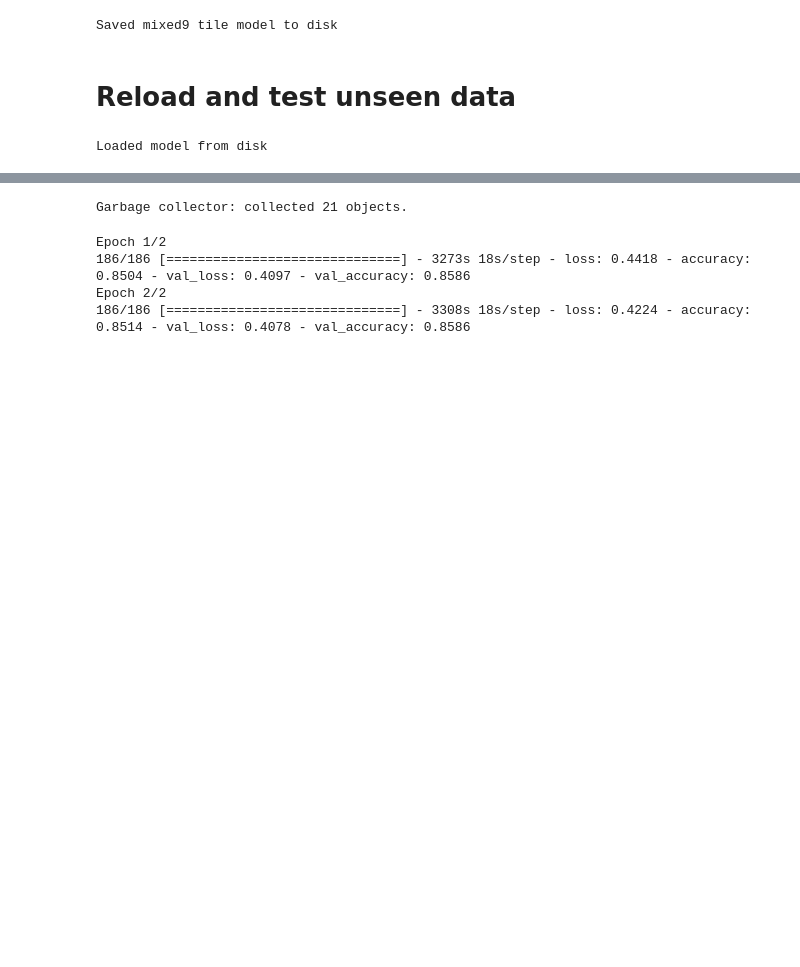
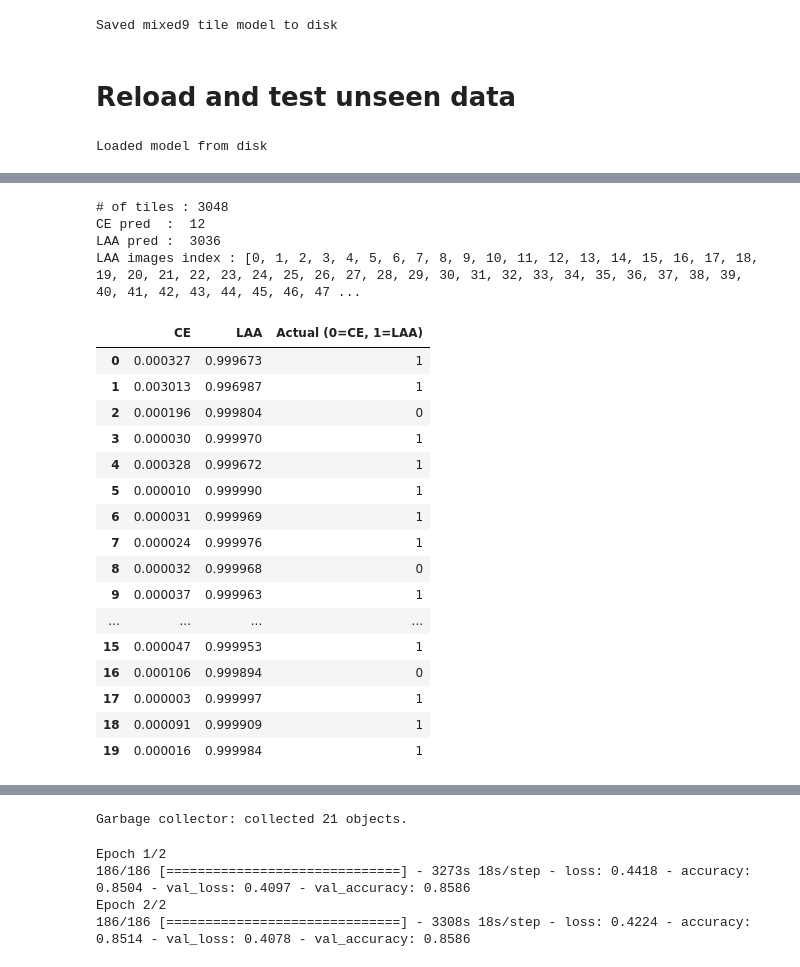
Before and after one commit to dingowhiz/Data_Analytics_ML, a Jupyter notebook: mayo_cnn_9Layer.ipynb, the cells around one changed output, grey strips where cells are left out. Saved outputs shown, nothing was run; the diff lists cells and outputs as text; code cells hidden in the pictures; blank space fills up the shorter version.

```diff
--- a/mayo_cnn_9Layer.ipynb
+++ b/mayo_cnn_9Layer.ipynb
@@ -699,0 +780,15 @@ Loaded model from disk
+# %%
+#X_train, X_test, y_train, y_test = train_test_split(X, y, test_size=0.33, random_state=42)
+print ("Shape of an image in test: ", fea2[0].shape, len(fea2))
+
+fea2 = np.array(fea2)
+
+print(fea2.shape)
+fea3 = fea2.reshape(fea2.shape[0], 224, 224,3).astype('float32')
+
+fea3 = fea3/224
+#label3 = tf.keras.utils.to_categorical(label2, num_classes=2)
+#print(label3[:10])
+print("test fea Shape: ", fea3.shape)
+
+#print("test label shape: ", label2.shape)
@@ -699,0 +799,2 @@ Loaded model from disk
+# %%
+y_predict = loaded_model.predict(fea3)
@@ -699,0 +811,51 @@ Loaded model from disk
+# %%
+print('# of tiles :', len(y_predict))
+#print('\n',y_predict[0], y_test[:20])
+CE_prob = [y_predict[i][0] for i in range(len(y_predict))]
+LAA_prob = [y_predict[i][1] for i in range(len(y_predict))]
+#actual = [int(label2[i][0])  for i in range(len(label2))]
+CE_pred=[1  for i in range(len(CE_prob)) if CE_prob[i] >= 0.50]
+LAA_pred=[0  for i in range(len(LAA_prob)) if LAA_prob[i] < 0.50]
+print('CE pred  : ',len([y_predict[i][0]  for i in range(len(y_predict)) if y_predict[i][0] > 0.50]))
+print('LAA pred : ',len([y_predict[i][1]  for i in range(len(y_predict)) if y_predict[i][1] > 0.50]))
+
+LAA_idx = [i for i in range(len(y_predict)) if y_predict[i][0] < 0.8]
+print('LAA images index :', LAA_idx)
+#LAA_id = df_train[df_train.index.isin([LAA_idx])]
+
+df_res = pd.DataFrame({'pred LAA idx': LAA_idx})
+# print('CE actual:', len([label2[0]  for i in range(len(label2)) if label2[0] ==0]))
+# print('LAA actual:', len([label2[0]  for i in range(len(label2)) if label2[0] ==1]))
+#LAA_id.head()
+#print(y_test[LAA_idx])
+# %% [output]
+# of tiles : 3048
+CE pred  :  12
+LAA pred :  3036
+LAA images index : [0, 1, 2, 3, 4, 5, 6, 7, 8, 9, 10, 11, 12, 13, 14, 15, 16, 17, 18, 19, 20, 21, 22, 23, 24, 25, 26, 27, 28, 29, 30, 31, 32, 33, 34, 35, 36, 37, 38, 39, 40, 41, 42, 43, 44, 45, 46, 47 ...
+# %%
+result = pd.DataFrame(
+                    {#'patient_id': image_list,
+                     'CE'        : CE_prob,
+                     'LAA'       : LAA_prob,
+                     'Actual (0=CE, 1=LAA)'    : label2
+                    })
+result.head(20)
+# %% [output]
+|  | CE | LAA | Actual (0=CE, 1=LAA) |
+| 0 | 0.000327 | 0.999673 | 1 |
+| 1 | 0.003013 | 0.996987 | 1 |
+| 2 | 0.000196 | 0.999804 | 0 |
+| 3 | 0.000030 | 0.999970 | 1 |
+| 4 | 0.000328 | 0.999672 | 1 |
+| 5 | 0.000010 | 0.999990 | 1 |
+| 6 | 0.000031 | 0.999969 | 1 |
+| 7 | 0.000024 | 0.999976 | 1 |
+| 8 | 0.000032 | 0.999968 | 0 |
+| 9 | 0.000037 | 0.999963 | 1 |
+| ... | ... | ... | ... |
+| 15 | 0.000047 | 0.999953 | 1 |
+| 16 | 0.000106 | 0.999894 | 0 |
+| 17 | 0.000003 | 0.999997 | 1 |
+| 18 | 0.000091 | 0.999909 | 1 |
+| 19 | 0.000016 | 0.999984 | 1 |
```
Also changed, not shown: parts of 13 cells of this notebook.
